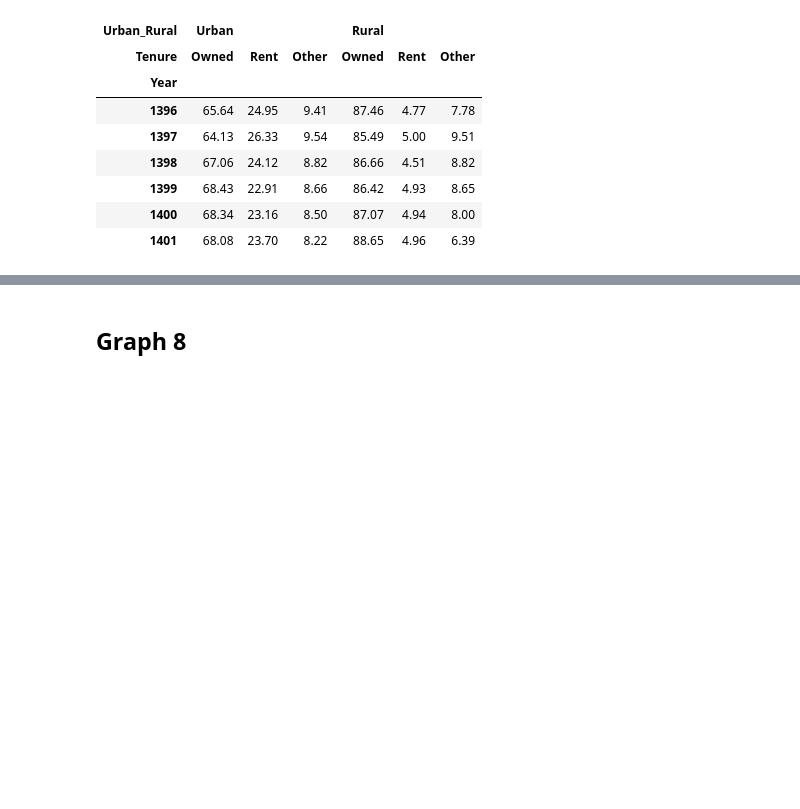
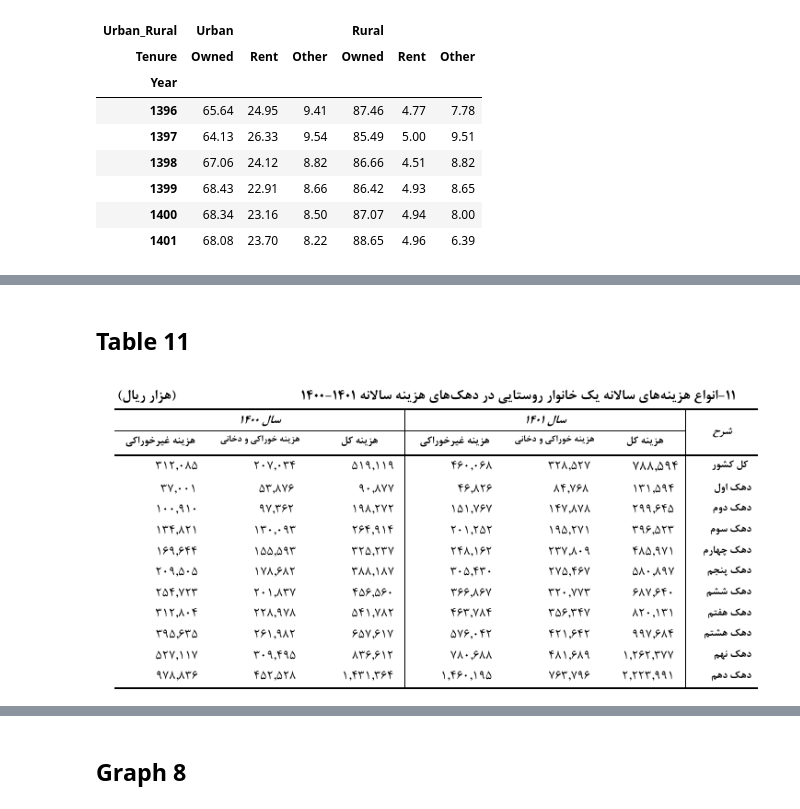
Before and after one commit to Iran-Open-Data/HBSIR_OLD, a Jupyter notebook: examples/ISC/summary_results/1401/summary-results.ipynb, the cells around one changed output, grey strips where cells are left out. Saved outputs shown, nothing was run; the diff lists cells and outputs as text; code cells hidden in the pictures; blank space fills up the shorter version.

```diff
--- a/examples/ISC/summary_results/1401/summary-results.ipynb
+++ b/examples/ISC/summary_results/1401/summary-results.ipynb
@@ -308,0 +382,7 @@ image
+# %% [markdown]
+## Table 11
+# %%
+image = report_pages[11].crop((40, 520, 770, 860))
+image
+# %% [output]
+[figure, added]
```
Also changed, not shown: parts of 10 cells of this notebook.
